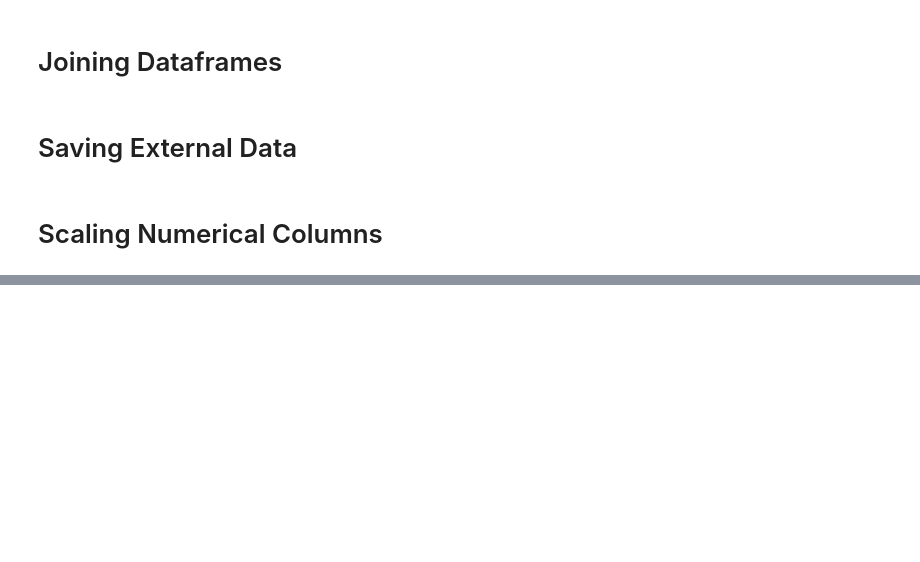
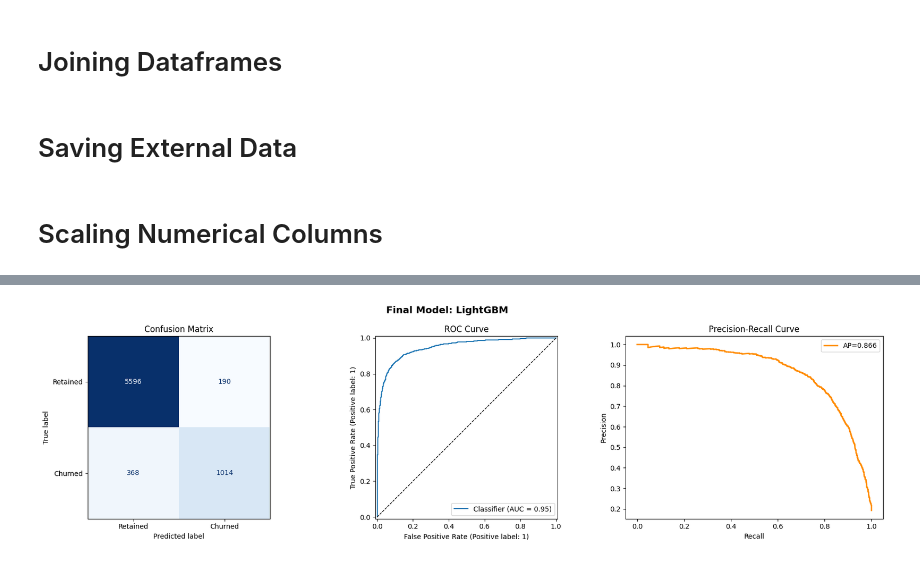
Before and after one commit to JacksonDivakarProjects/customer_renewal_analysis, a Jupyter notebook: notebooks/model_training/01_model_training.ipynb, the cells around one changed output, grey strips where cells are left out. Cells and saved outputs as stored; diff of their text form; code cells hidden in the pictures; blank space fills up the shorter version.

Commit message:
feat : model training and hyperparameter code added

```diff
--- a/notebooks/model_training/01_model_training.ipynb
+++ b/notebooks/model_training/01_model_training.ipynb
@@ -61,7 +110,7 @@ joined_df=billings_revenue_df.merge(emails, on='Co_Ref', how='left')
 # %%
 external_data_folder = os.getenv("EXTERNAL_DATA_FOLDER")
 external_data_file_path = external_data_folder + PATH_SEP + "external_data.csv"
-save_format_df = joined_df.drop(['Co_Ref'], axis=1)
+save_format_df = joined_df.drop(['Co_Ref','Prospect_Outcome'], axis=1)
 # %%
 save_format_df.to_csv(external_data_file_path, index=False)
 # %% [markdown]
@@ -292,0 +204,2 @@ plt.show()
+# %%
+CV = StratifiedKFold(n_splits=5, shuffle=True, random_state=42)
@@ -292,0 +352,16 @@ plt.show()
+# %%
+print("\n" + "="*70)
+print("  HOLD-OUT TEST EVALUATION")
+print("="*70)
+
+test_results = []
+for name, pipeline in trained_pipelines.items():
+    y_pred  = pipeline.predict(X_test)
+    y_proba = pipeline.predict_proba(X_test)[:, 1]
+    auc = roc_auc_score(y_test, y_proba)
+    f1  = f1_score(y_test, y_pred)
+    ap  = average_precision_score(y_test, y_proba)
+    test_results.append({"Model": name, "Test AUC": auc, "Test F1": f1, "Avg Precision": ap})
+    print(f"  {name:<25} AUC={auc:.4f}  F1={f1:.4f}  AP={ap:.4f}")
+
+test_df = pd.DataFrame(test_results).sort_values("Test AUC", ascending=False)
@@ -292,0 +571,69 @@ plt.show()
+# %%
+y_pred_final  = final_pipeline.predict(X_test)
+y_proba_final = final_pipeline.predict_proba(X_test)[:, 1]
+
+print(f"\n── Classification Report: {final_best} ─────────────────────────────────")
+print(classification_report(y_test, y_pred_final, target_names=["Retained", "Churned"]))
+
+fig, axes = plt.subplots(1, 3, figsize=(18, 5))
+fig.suptitle(f"Final Model: {final_best}", fontsize=14, fontweight="bold")
+
+# Confusion matrix
+cm = confusion_matrix(y_test, y_pred_final)
+ConfusionMatrixDisplay(cm, display_labels=["Retained", "Churned"]).plot(
+    ax=axes[0], colorbar=False, cmap="Blues"
+)
+axes[0].set_title("Confusion Matrix")
+
+# ROC curve
+RocCurveDisplay.from_predictions(y_test, y_proba_final, ax=axes[1])
+axes[1].plot([0, 1], [0, 1], "k--", lw=1)
+axes[1].set_title("ROC Curve")
+
+# Precision-Recall curve
+prec, rec, _ = precision_recall_curve(y_test, y_proba_final)
+ap = average_precision_score(y_test, y_proba_final)
+axes[2].plot(rec, prec, color="darkorange", lw=2, label=f"AP={ap:.3f}")
+axes[2].set_xlabel("Recall")
+axes[2].set_ylabel("Precision")
+axes[2].set_title("Precision-Recall Curve")
+axes[2].legend()
+
+plt.tight_layout()
+plt.savefig("model_evaluation_plots.png", dpi=150, bbox_inches="tight")
+plt.show()
+print("Plots saved to model_evaluation_plots.png")
+
+# ── Model comparison bar chart ────────────────────────────────────────────────
+fig2, ax = plt.subplots(figsize=(12, 5))
+colors = ["#2ecc71" if m == final_best else "#3498db" for m in test_df["Model"]]
+bars = ax.barh(test_df["Model"], test_df["Test AUC"], color=colors)
+ax.set_xlabel("Test ROC-AUC")
+ax.set_title("Model Comparison — Test ROC-AUC")
+ax.axvline(0.5, color="red", linestyle="--", lw=1, label="Random")
+ax.legend()
+for bar, val in zip(bars, test_df["Test AUC"]):
+    ax.text(val + 0.002, bar.get_y() + bar.get_height()/2,
+            f"{val:.4f}", va="center", fontsize=8)
+plt.tight_layout()
+plt.savefig("model_comparison.png", dpi=150, bbox_inches="tight")
+plt.show()
+print("Comparison chart saved to model_comparison.png")
+
+# ── Feature importance (if available) ────────────────────────────────────────
+estimator = final_pipeline.named_steps["model"]
+if hasattr(estimator, "feature_importances_"):
+    feat_imp = pd.Series(
+        estimator.feature_importances_,
+        index=X_train.columns
+    ).sort_values(ascending=False).head(20)
+
+    fig3, ax = plt.subplots(figsize=(10, 6))
+    feat_imp.sort_values().plot(kind="barh", ax=ax, color="#e74c3c")
+    ax.set_title(f"Top-20 Feature Importances — {final_best}")
+    ax.set_xlabel("Importance")
+    plt.tight_layout()
+    plt.savefig("feature_importance.png", dpi=150, bbox_inches="tight")
+    plt.show()
+    print(" Feature importance chart saved to feature_importance.png")
+# %% [output]
@@ -292,0 +649 @@ plt.show()
+[figure, added]
```
Also changed, not shown: parts of 52 cells of this notebook, 4 other files.
